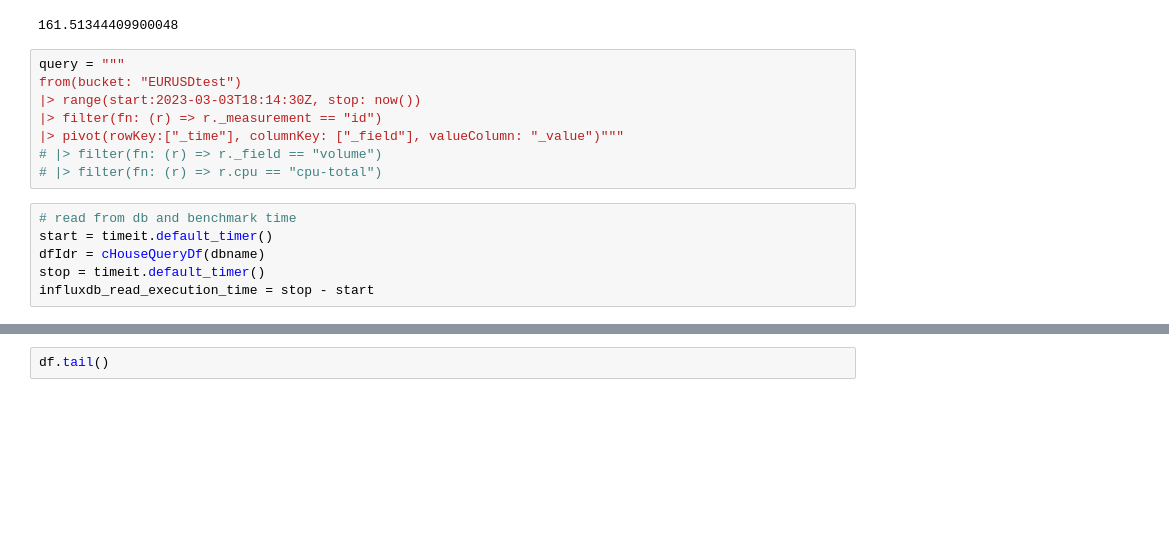
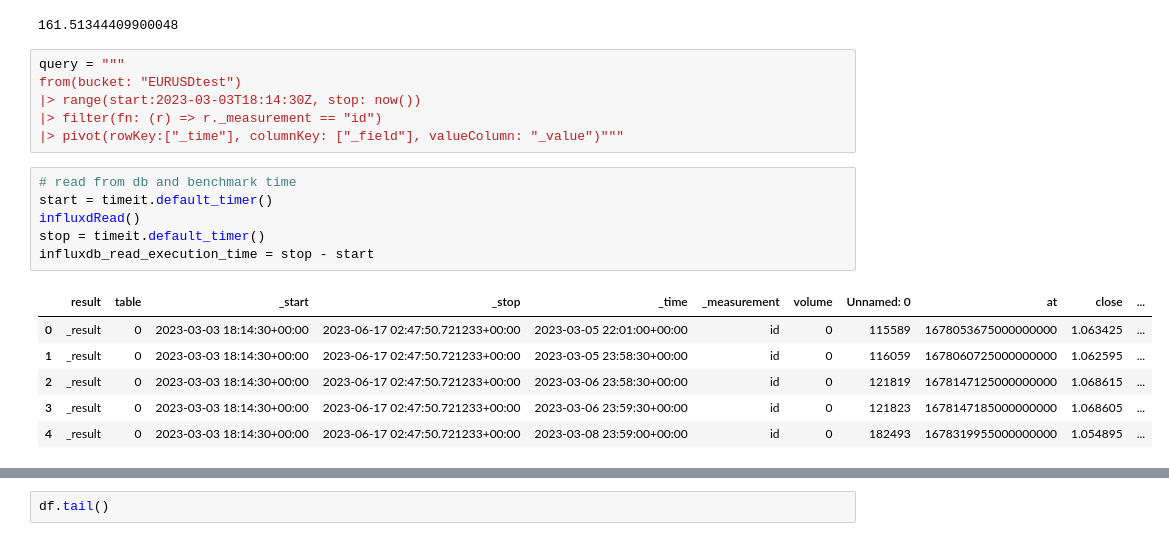
Before and after one commit to flashlan/compare-timeseries-databases, a Jupyter notebook: compareDBs.ipynb, the cells around one changed output, grey strips where cells are left out. Drawn from its saved outputs; the diff is of its cells as text; blank space fills up the shorter version.

```diff
--- a/compareDBs.ipynb
+++ b/compareDBs.ipynb
@@ -243,14 +243,19 @@ from(bucket: "EURUSDtest")
 |> range(start:2023-03-03T18:14:30Z, stop: now())
 |> filter(fn: (r) => r._measurement == "id")
 |> pivot(rowKey:["_time"], columnKey: ["_field"], valueColumn: "_value")"""
-# |> filter(fn: (r) => r._field == "volume")
-# |> filter(fn: (r) => r.cpu == "cpu-total")
 # %%
 # read from db and benchmark time
 start = timeit.default_timer()
-dfIdr = cHouseQueryDf(dbname)
+influxdRead()
 stop = timeit.default_timer()
 influxdb_read_execution_time = stop - start
+# %% [output]
+|  | result | table | _start | _stop | _time | _measurement | volume | Unnamed: 0 | at | close | ... |
+| 0 | _result | 0 | 2023-03-03 18:14:30+00:00 | 2023-06-17 02:47:50.721233+00:00 | 2023-03-05 22:01:00+00:00 | id | 0 | 115589 | 1678053675000000000 | 1.063425 | ... |
+| 1 | _result | 0 | 2023-03-03 18:14:30+00:00 | 2023-06-17 02:47:50.721233+00:00 | 2023-03-05 23:58:30+00:00 | id | 0 | 116059 | 1678060725000000000 | 1.062595 | ... |
+| 2 | _result | 0 | 2023-03-03 18:14:30+00:00 | 2023-06-17 02:47:50.721233+00:00 | 2023-03-06 23:58:30+00:00 | id | 0 | 121819 | 1678147125000000000 | 1.068615 | ... |
+| 3 | _result | 0 | 2023-03-03 18:14:30+00:00 | 2023-06-17 02:47:50.721233+00:00 | 2023-03-06 23:59:30+00:00 | id | 0 | 121823 | 1678147185000000000 | 1.068605 | ... |
+| 4 | _result | 0 | 2023-03-03 18:14:30+00:00 | 2023-06-17 02:47:50.721233+00:00 | 2023-03-08 23:59:00+00:00 | id | 0 | 182493 | 1678319955000000000 | 1.054895 | ... |
 # %%
 print(influxdb_read_execution_time)
 # %% [output]
```
Also changed, not shown: parts of 9 cells of this notebook.
